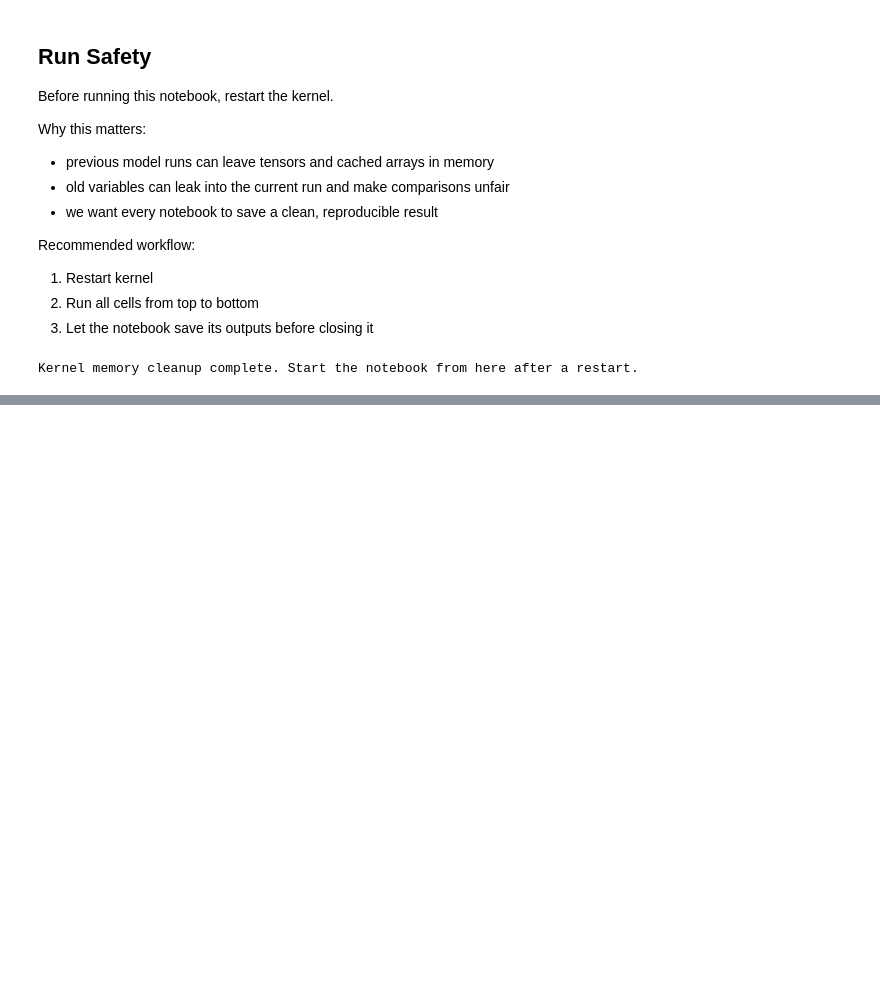
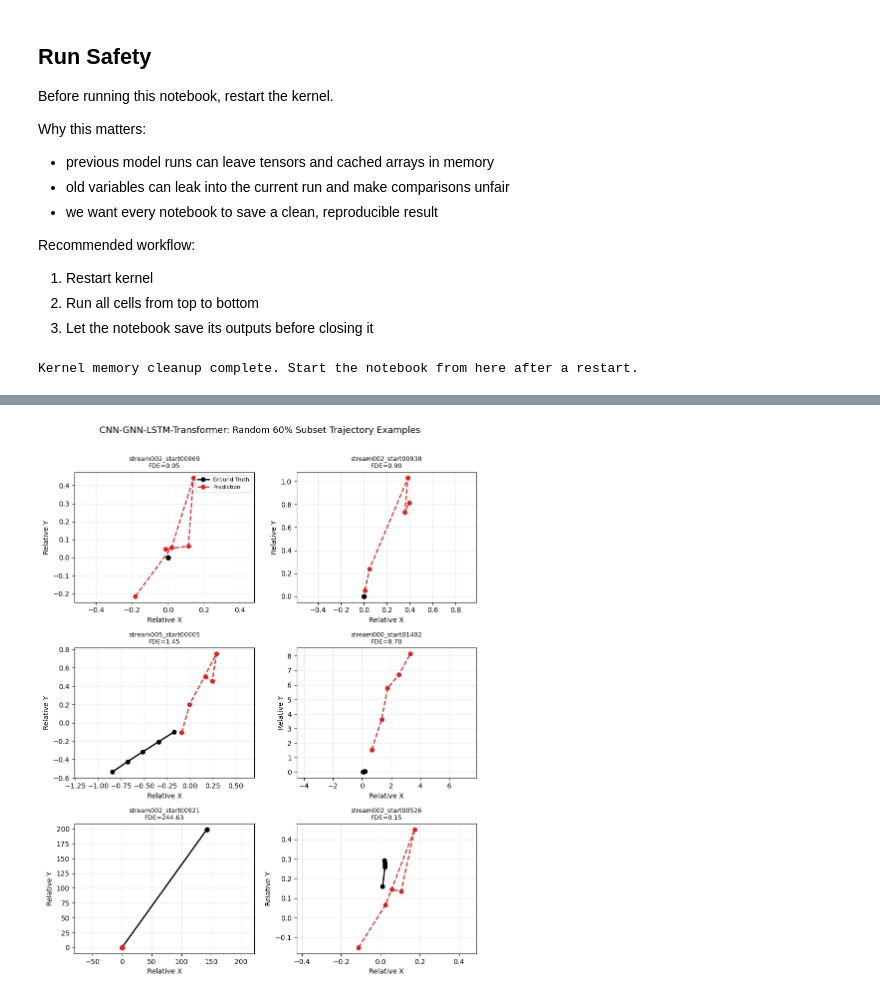
Before and after one commit to basu-repo/thesis, a Jupyter notebook: 04_model_evaluation/notebooks/90_model_comparison.ipynb, the cells around one changed output, grey strips where cells are left out. Drawn from its saved outputs; the diff is of its cells as text; code cells hidden in the pictures; blank space fills up the shorter version.

```diff
--- a/04_model_evaluation/notebooks/90_model_comparison.ipynb
+++ b/04_model_evaluation/notebooks/90_model_comparison.ipynb
@@ -265,0 +367,81 @@ Latest confusion matrix for cnn_gnn_lstm_transformer
+# %%
+# Random 60% subset analysis for the best model using saved ground truth.
+best_model_slug = 'cnn_gnn_lstm_transformer'
+best_npz = RESULTS_ROOT / best_model_slug / 'latest_trajectory_predictions.npz'
+
+if not best_npz.exists():
+    print(f'Missing trajectory export for {best_model_slug}:', best_npz)
+else:
+    payload = np.load(best_npz, allow_pickle=False)
+    sample_ids = payload['sample_ids'].astype(str)
+    pred_future_xy = payload['pred_future_xy']
+    true_future_xy = payload['true_future_xy']
+
+    rng = np.random.default_rng(42)
+    total = len(sample_ids)
+    subset_size = max(1, int(round(0.60 * total)))
+    subset_idx = np.sort(rng.choice(total, size=subset_size, replace=False))
+
+    subset_pred = pred_future_xy[subset_idx]
+    subset_true = true_future_xy[subset_idx]
+    subset_ids = sample_ids[subset_idx]
+
+    diff = subset_pred - subset_true
+    subset_ade = float(np.linalg.norm(diff, axis=-1).mean())
+    subset_fde = float(np.linalg.norm(diff[:, -1, :], axis=-1).mean())
+    subset_rmse = float(np.sqrt((diff ** 2).sum(axis=-1).mean()))
+
+    print('Best model:', best_model_slug)
+    print('Subset size:', subset_size, 'out of', total)
+    print('Subset ADE:', round(subset_ade, 4))
+    print('Subset FDE:', round(subset_fde, 4))
+    print('Subset RMSE:', round(subset_rmse, 4))
+
+    # pick a diverse set of examples from the subset
+    final_errors = np.linalg.norm(diff[:, -1, :], axis=-1)
+    order = np.argsort(final_errors)
+    picks = []
+    if len(order) > 0:
+        candidates = [order[0], order[len(order)//4], order[len(order)//2], order[(3*len(order))//4], order[-1]]
+        seen = set()
+        for idx in candidates:
+            idx = int(idx)
+            if idx not in seen and 0 <= idx < len(order):
+                picks.append(idx)
+                seen.add(idx)
+        while len(picks) < min(6, len(order)):
+            idx = int(order[len(picks)-1])
+            if idx not in seen:
+                picks.append(idx)
+                seen.add(idx)
+
+    ncols = 2
+    nrows = int(np.ceil(max(1, len(picks)) / ncols))
+    fig, axes = plt.subplots(nrows, ncols, figsize=(9, 3.8 * nrows))
+    axes = np.atleast_1d(axes).flatten()
+
+    for ax in axes:
+        ax.axis('off')
+
+    for ax, idx in zip(axes, picks):
+        ax.axis('on')
+        gt = subset_true[idx]
+        pred = subset_pred[idx]
+        ax.plot(gt[:, 0], gt[:, 1], '-o', color='black', linewidth=2, label='Ground Truth')
+        ax.plot(pred[:, 0], pred[:, 1], '--o', color='tab:red', linewidth=1.8, label='Prediction')
+        ax.set_title(f'{subset_ids[idx]}\nFDE={final_errors[idx]:.2f}', fontsize=9)
+        ax.set_xlabel('Relative X')
+        ax.set_ylabel('Relative Y')
+        ax.grid(True, alpha=0.25)
+        ax.axis('equal')
+
+    if len(picks) > 0:
+        axes[0].legend(fontsize=8)
+
+    fig.suptitle('CNN-GNN-LSTM-Transformer: Random 60% Subset Trajectory Examples', fontsize=13)
+    fig.tight_layout(rect=(0, 0, 1, 0.97))
+    out_path = PLOTS_ROOT / 'best_model_random60_trajectory_panel.png'
+    fig.savefig(out_path, dpi=220, bbox_inches='tight')
+    plt.show()
+    print('Saved:', out_path)
+# %% [output]
@@ -265,0 +453 @@ Latest confusion matrix for cnn_gnn_lstm_transformer
+[figure, added]
```
Also changed, not shown: parts of 11 cells of this notebook, 47 other files.
